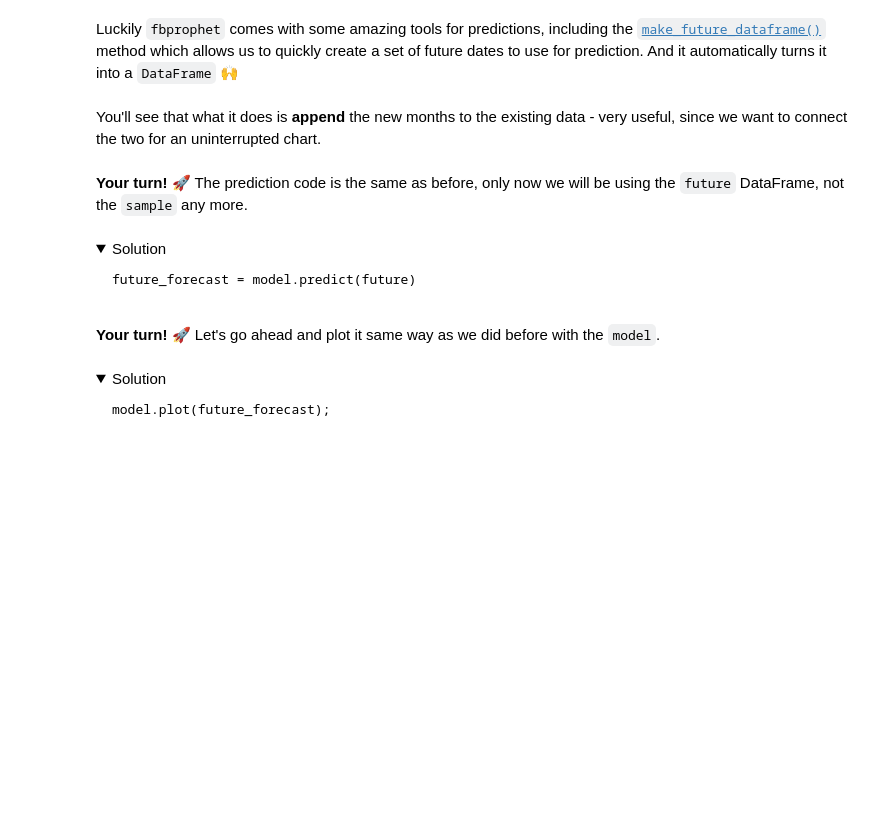
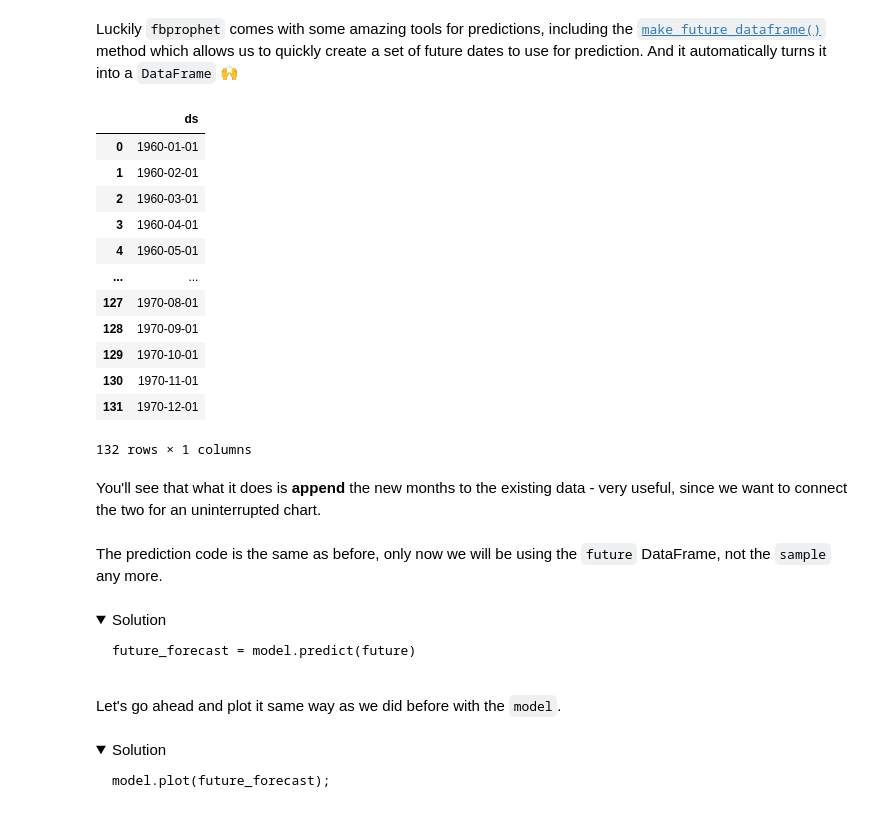
Before and after one commit to The-Pavel/prophet_prediction_workshop, a Jupyter notebook: Monthly Car Sales with Prophet.ipynb, the cells around one changed output. Saved outputs shown, nothing was run; the diff lists cells and outputs as text; code cells hidden in the pictures; folded sections open; blank space fills up the shorter version.

```diff
--- a/Monthly Car Sales with Prophet.ipynb
+++ b/Monthly Car Sales with Prophet.ipynb
@@ -206,11 +266,25 @@ Remember that this was the **in-sample** prediction. Now let's move on to **futu
 # %% [markdown]
 Luckily `fbprophet` comes with some amazing tools for predictions, including the [`make_future_dataframe()`](https://facebook.github.io/prophet/docs/non-daily_data.html) method which allows us to quickly create a set of future dates to use for prediction. And it automatically turns it into a `DataFrame` 🙌
 # %%
-future = model.make_future_dataframe(freq='MS', periods=12)
+future = model.make_future_dataframe(freq='MS', periods=24)
 future
+# %% [output]
+|  | ds |
+| 0 | 1960-01-01 |
+| 1 | 1960-02-01 |
+| 2 | 1960-03-01 |
+| 3 | 1960-04-01 |
+| 4 | 1960-05-01 |
+| ... | ... |
+| 127 | 1970-08-01 |
+| 128 | 1970-09-01 |
+| 129 | 1970-10-01 |
+| 130 | 1970-11-01 |
+| 131 | 1970-12-01 |
+132 rows × 1 columns
 # %% [markdown]
 You'll see that what it does is **append** the new months to the existing data - very useful, since we want to connect the two for an uninterrupted chart.
 # %% [markdown]
-**Your turn! 🚀** The prediction code is the same as before, only now we will be using the `future` DataFrame, not the `sample` any more.
+The prediction code is the same as before, only now we will be using the `future` DataFrame, not the `sample` any more.
 # %%
 # Your code here
@@ -224,6 +297,6 @@ future_forecast = model.predict(future)
 
 </details>
 # %% [markdown]
-**Your turn! 🚀** Let's go ahead and plot it same way as we did before with the `model`.
+Let's go ahead and plot it same way as we did before with the `model`.
 # %%
 # Your code here
```
Also changed, not shown: parts of 29 cells of this notebook, 5 other files.
